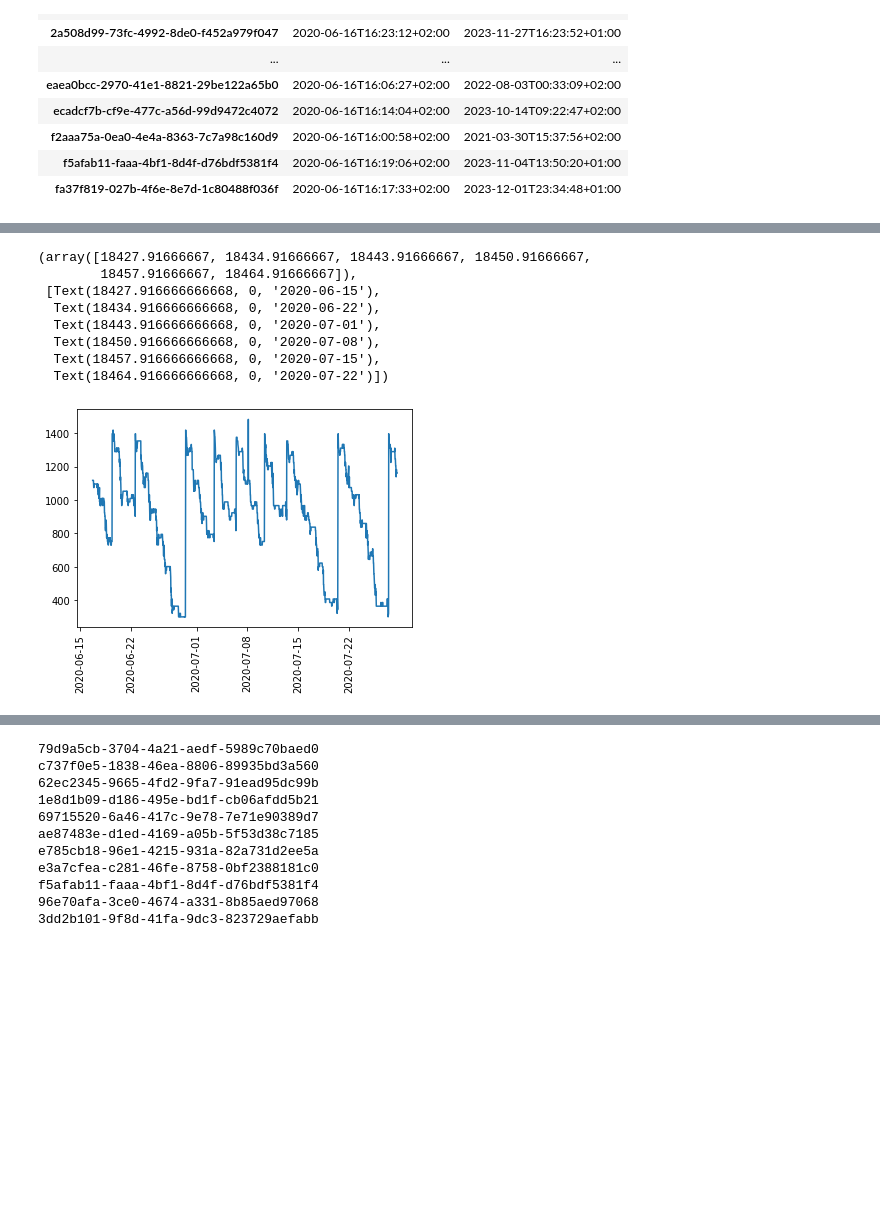
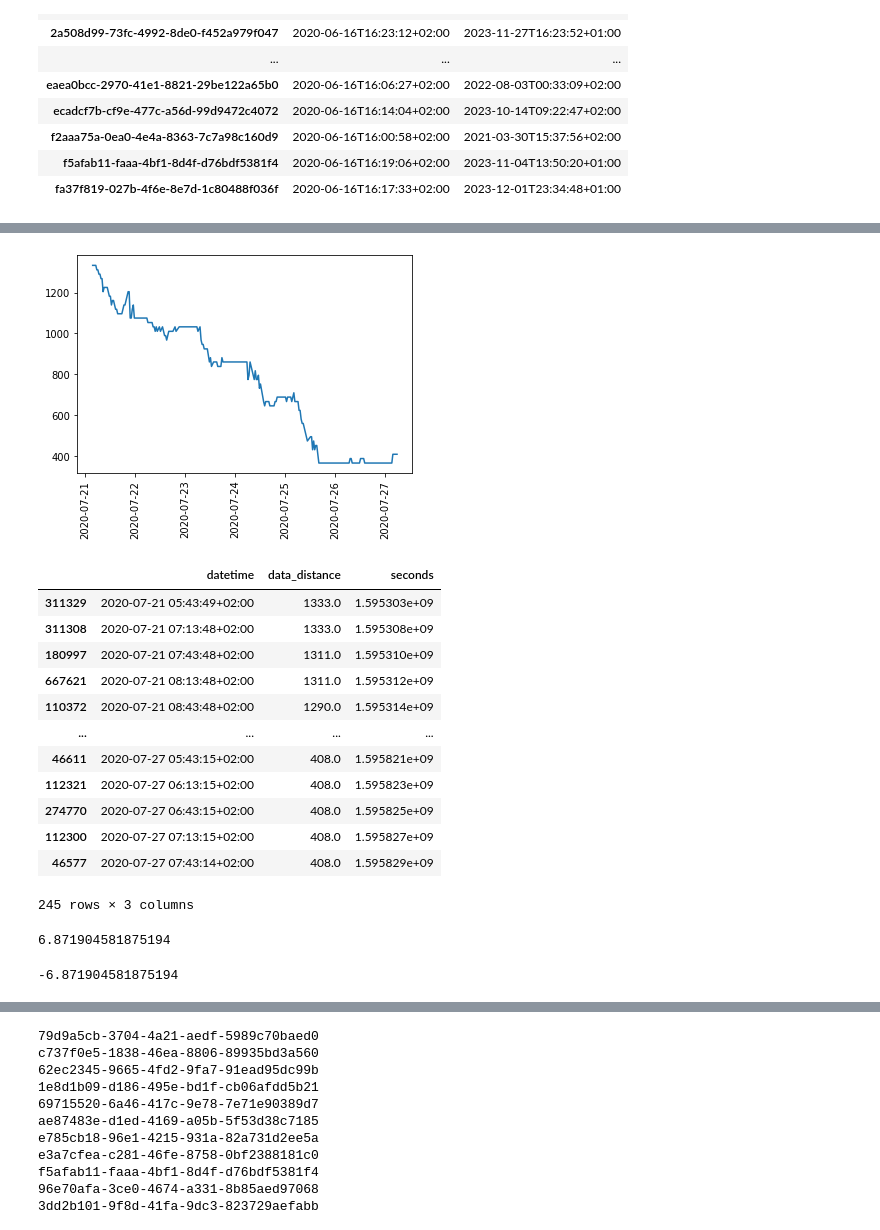
Before and after one commit to Clebek/openhackSG_glasentsorgung, a Jupyter notebook: notebooks/data_exploration_glasmuell.ipynb, the cells around one changed output, grey strips where cells are left out. Drawn from its saved outputs; the diff is of its cells as text; code cells hidden in the pictures; blank space fills up the shorter version.

```diff
--- a/notebooks/data_exploration_glasmuell.ipynb
+++ b/notebooks/data_exploration_glasmuell.ipynb
@@ -41,3 +44,6 @@ df['datetime'] = pd.to_datetime(df['measured_at'])
+# %%
+
+df['seconds'] = df['datetime'].apply(lambda x: dt.timestamp(x))
 # %%
 df.sort_values(by=['datetime'],inplace=True)
 # %%
@@ -64,17 +86,26 @@ df[['device_id','measured_at']].groupby(['device_id']).agg(startdate=('measured_
 # %%
 device_id = '195f9fb4-4486-4b3d-bb41-8a9d7715a931'
 #device_id = 'f2aaa75a-0ea0-4e4a-8363-7c7a98c160d9'
 device_df = df[(df['device_id'] == device_id) & (~df['data_distance'].isna())].sort_values(by=['measured_at'])
 device_df['datetime'] = pd.to_datetime(device_df['measured_at'])
-plt.plot(device_df['datetime'],device_df['data_distance'])
+plt.plot(device_df['datetime'].values[-300:-55],device_df['data_distance'].values[-300:-55])
 plt.xticks(rotation='vertical')
+test_data = device_df[['datetime','data_distance','seconds']].iloc[-300:-55,:]
 # %% [output]
-(array([18427.91666667, 18434.91666667, 18443.91666667, 18450.91666667,
-        18457.91666667, 18464.91666667]),
- [Text(18427.916666666668, 0, '2020-06-15'),
-  Text(18434.916666666668, 0, '2020-06-22'),
-  Text(18443.916666666668, 0, '2020-07-01'),
-  Text(18450.916666666668, 0, '2020-07-08'),
-  Text(18457.916666666668, 0, '2020-07-15'),
-  Text(18464.916666666668, 0, '2020-07-22')])
-[figure, old version]
+[figure, new version]
+# %%
+test_data
+# %% [output]
+|  | datetime | data_distance | seconds |
+| 311329 | 2020-07-21 05:43:49+02:00 | 1333.0 | 1.595303e+09 |
+| 311308 | 2020-07-21 07:13:48+02:00 | 1333.0 | 1.595308e+09 |
+| 180997 | 2020-07-21 07:43:48+02:00 | 1311.0 | 1.595310e+09 |
+| 667621 | 2020-07-21 08:13:48+02:00 | 1311.0 | 1.595312e+09 |
+| 110372 | 2020-07-21 08:43:48+02:00 | 1290.0 | 1.595314e+09 |
+| ... | ... | ... | ... |
+| 46611 | 2020-07-27 05:43:15+02:00 | 408.0 | 1.595821e+09 |
+| 112321 | 2020-07-27 06:13:15+02:00 | 408.0 | 1.595823e+09 |
+| 274770 | 2020-07-27 06:43:15+02:00 | 408.0 | 1.595825e+09 |
+| 112300 | 2020-07-27 07:13:15+02:00 | 408.0 | 1.595827e+09 |
+| 46577 | 2020-07-27 07:43:14+02:00 | 408.0 | 1.595829e+09 |
+245 rows × 3 columns
@@ -80,0 +121,4 @@ plt.xticks(rotation='vertical')
+# %%
+rate
+# %% [output]
+6.871904581875194
@@ -80,0 +127,4 @@ plt.xticks(rotation='vertical')
+# %%
+reg.coef_[0] *  60*60
+# %% [output]
+-6.871904581875194
```
Also changed, not shown: parts of 14 cells of this notebook, 32 other files.
